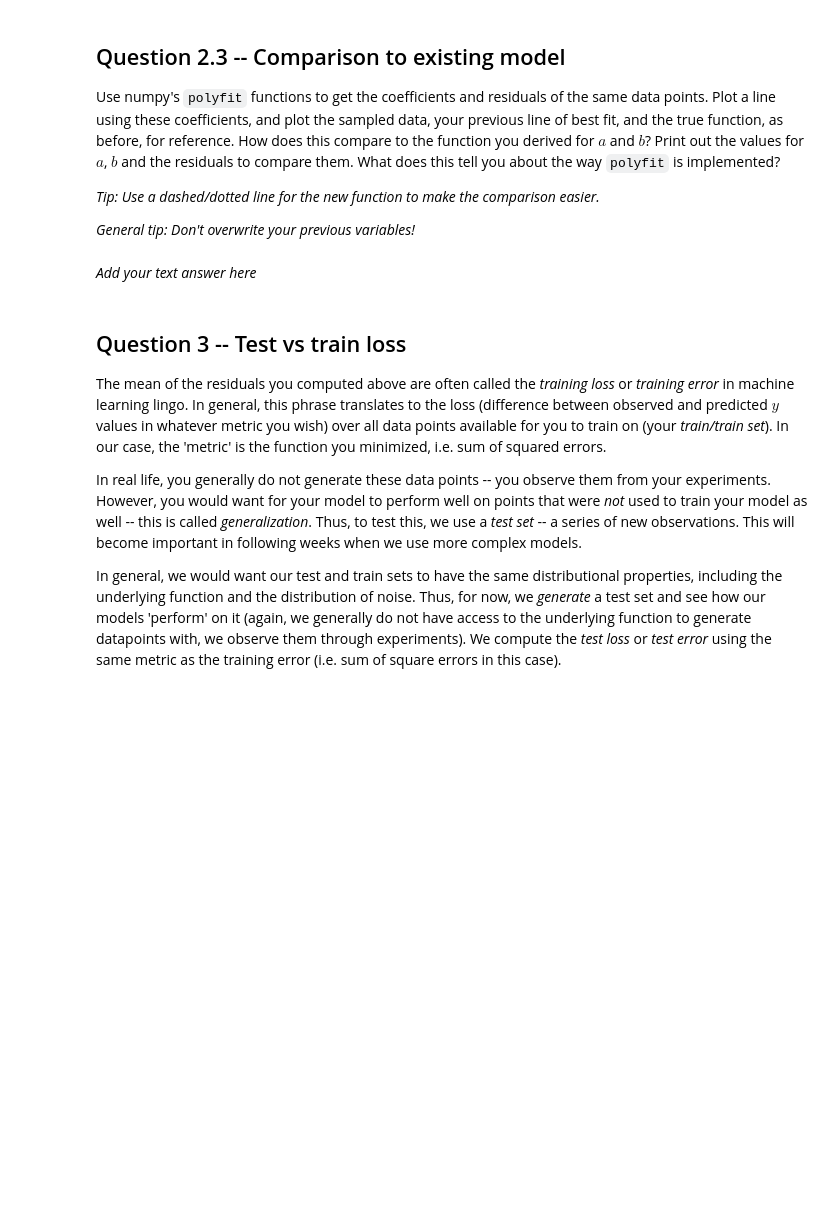
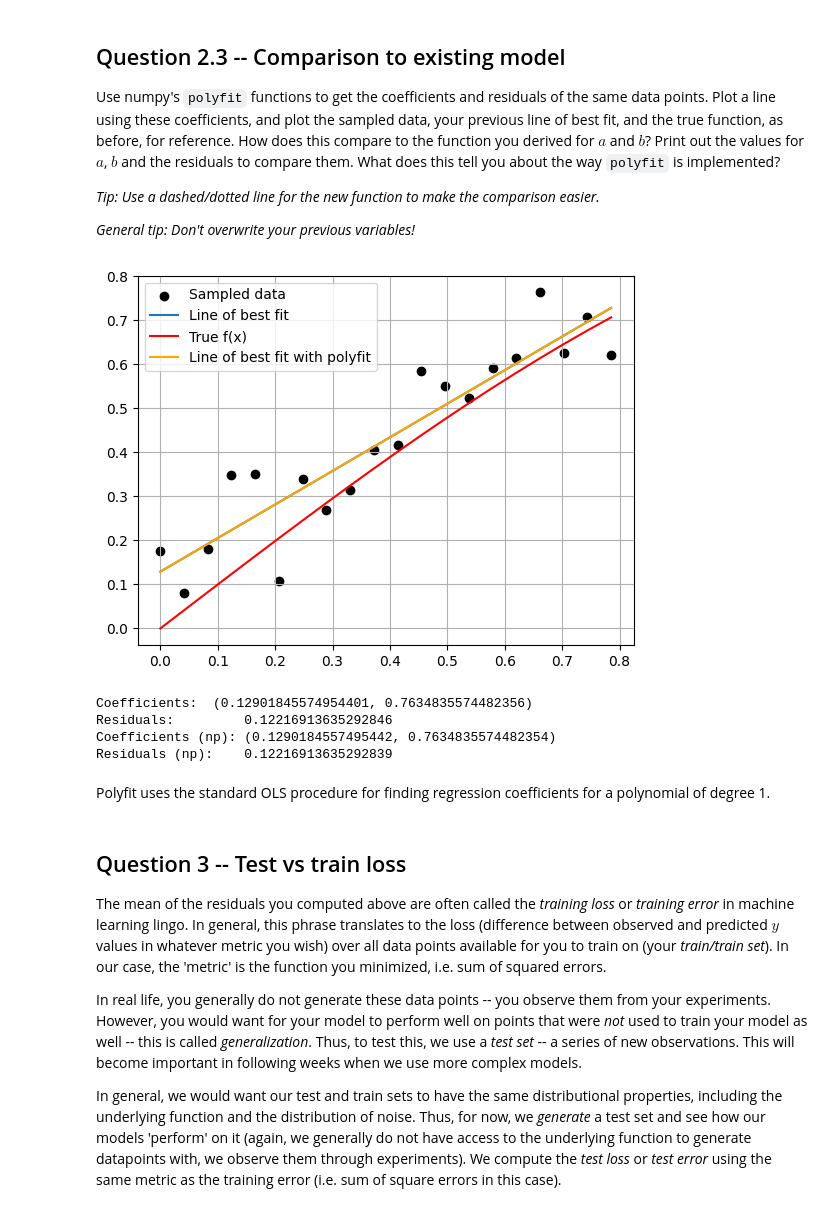
Before and after one commit to NikodemoNoProblemo/N_TMDL_Homework, a Jupyter notebook: TMDL_2024_25_Assignment_1,_Qs_only.ipynb, the cells around one changed output. Drawn from its saved outputs; the diff is of its cells as text; code cells hidden in the pictures; blank space fills up the shorter version.

```diff
--- a/TMDL_2024_25_Assignment_1,_Qs_only.ipynb
+++ b/TMDL_2024_25_Assignment_1,_Qs_only.ipynb
@@ -144,18 +171,34 @@ Use numpy's `polyfit` functions to get the coefficients and residuals of the sam
 *General tip: Don't overwrite your previous variables!*
 # %%
 # TODO: use np polyfit here
-b_np, a_np = ...
-y_best_np = ...
+b_np, a_np = np.polyfit(x, y, 1)
+y_best_np = a_np + x * b_np
+res_np = compute_sos(y, y_best_np)
 
 # TODO: plot everything you need to
+plt.scatter(x, y, label = "Sampled data", color = "black")
+plt.plot(x, y_best, label = "Line of best fit")
+plt.plot(x_pure, y_pure, label = "True f(x)", color = "red")
+plt.plot(x, y_best_np, label = "Line of best fit with polyfit", color = "orange")
+
+plt.grid()
+plt.legend()
+plt.show()
+
 
 # print results
-print("Coefficients:     ", (a, b))
+print("Coefficients: ", (a, b))
 print("Residuals:        ", res)
 print("Coefficients (np):", (a_np, b_np))
 print("Residuals (np):   ", res_np)
+# %% [output]
+[figure, added]
+Coefficients:  (0.12901845574954401, 0.7634835574482356)
+Residuals:         0.12216913635292846
+Coefficients (np): (0.1290184557495442, 0.7634835574482354)
+Residuals (np):    0.12216913635292839
-# %% [markdown]
-*Add your text answer here*
+# %% [markdown]
+Polyfit uses the standard OLS procedure for finding regression coefficients for a polynomial of degree 1.
 # %% [markdown]
 ## Question 3 -- Test vs train loss
 
```
Also changed, not shown: parts of 25 cells of this notebook.
